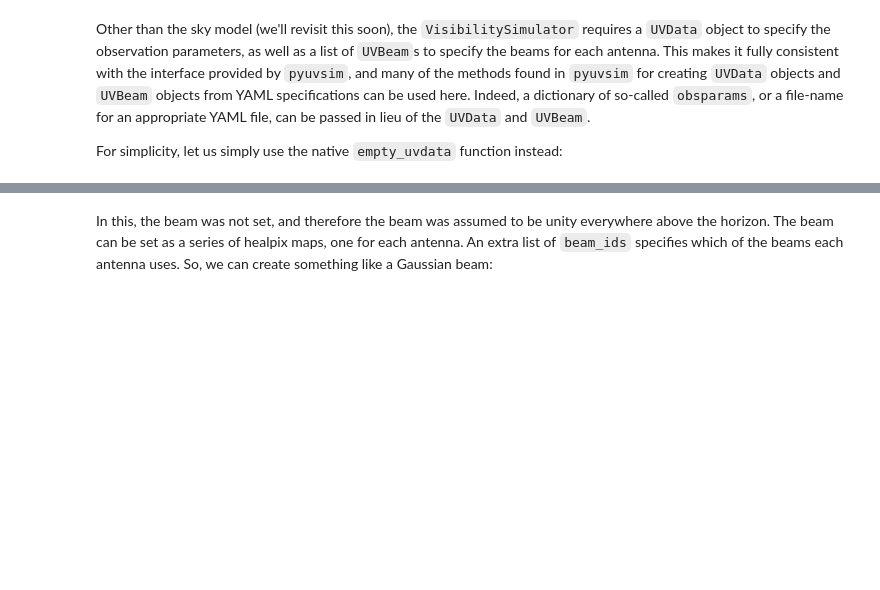
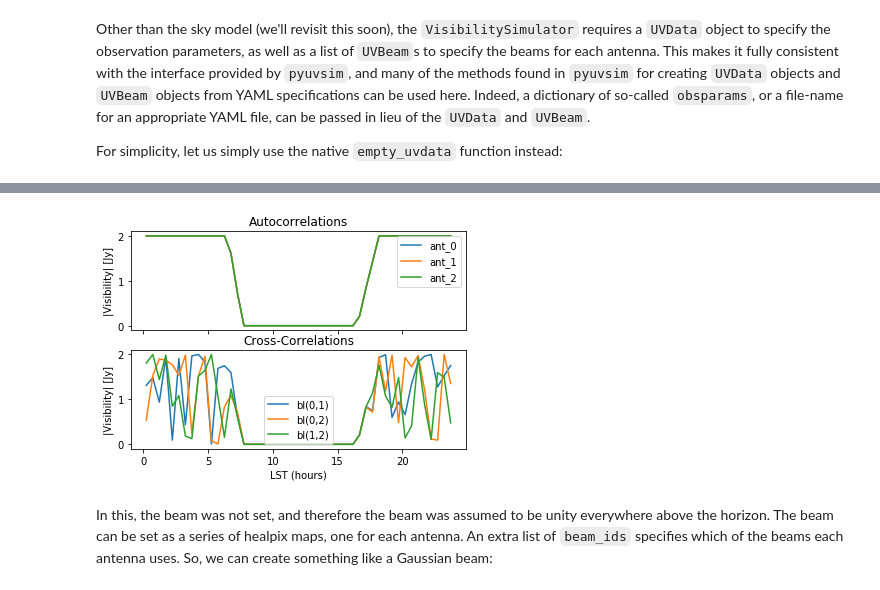
Before and after one commit to HERA-Team/hera_sim, a Jupyter notebook: docs/tutorials/visibility_simulator.ipynb, the cells around one changed output, grey strips where cells are left out. Saved outputs shown, nothing was run; the diff lists cells and outputs as text; code cells hidden in the pictures; blank space fills up the shorter version.

```diff
--- a/docs/tutorials/visibility_simulator.ipynb
+++ b/docs/tutorials/visibility_simulator.ipynb
@@ -124,3 +111,21 @@ array([[[[0.+0.j],
+# %%
+point_source_pos = np.array([ # ra, dec
+    (0, myuvdata().telescope_lat_lon_alt[0].value),
+    (0.1, myuvdata().telescope_lat_lon_alt[0].value)
+])
+point_source_flx = np.array([[1.0, 1.0]]*len(freqs))
+# %%
+simulator = VisCPU(
+    uvdata = myuvdata(),
+    point_source_pos=point_source_pos,
+    point_source_flux = point_source_flx,
+    sky_freqs = freqs,
+)
+# %%
+vis = simulator.simulate()
+plot_blts(simulator)
+# %% [output]
+[figure, added]
 # %% [markdown]
 In this, the beam was not set, and therefore the beam was assumed to be unity everywhere above the horizon. The beam can be set as a series of healpix maps, one for each antenna.
 An extra list of ``beam_ids`` specifies which of the beams each antenna uses. So, we can create something like a Gaussian beam:
```
Also changed, not shown: parts of 25 cells of this notebook, 5 other files.
